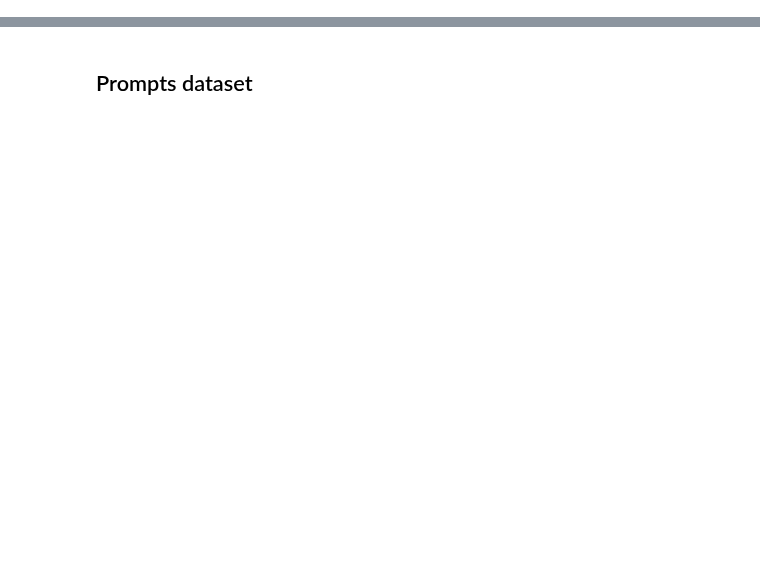
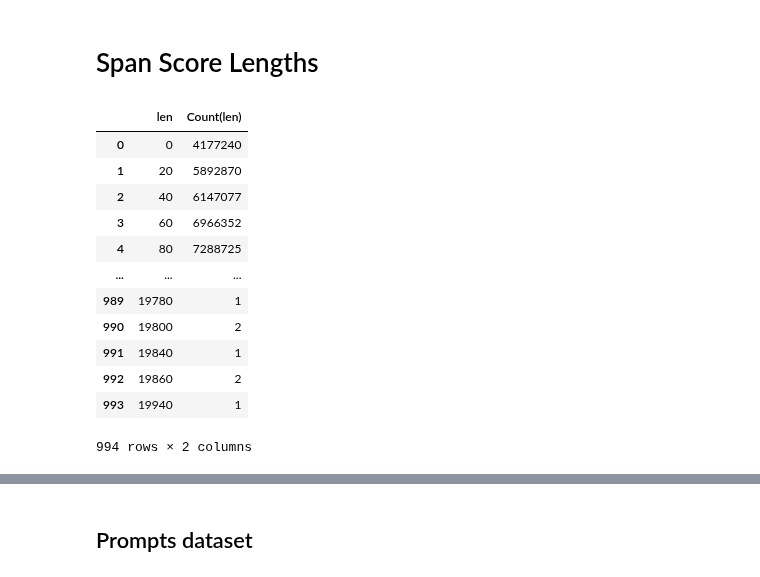
Before and after one commit to allenai/real-toxicity-prompts, a Jupyter notebook: notebooks/ngram_prompts.ipynb, the cells around one changed output, grey strips where cells are left out. Drawn from its saved outputs; the diff is of its cells as text; code cells hidden in the pictures; blank space fills up the shorter version.

```diff
--- a/notebooks/ngram_prompts.ipynb
+++ b/notebooks/ngram_prompts.ipynb
@@ -6,0 +9,2 @@ while Path.cwd().name != 'language-model-toxicity':
+# %% [markdown]
+# Span Score Lengths
@@ -6,0 +15,27 @@ while Path.cwd().name != 'language-model-toxicity':
+# %%
+query = """
+    WITH lens
+         AS (SELECT ( ( end - begin ) / 20 ) * 20 AS len
+             FROM   span_scores)
+    SELECT len,
+           Count(len)
+    FROM   lens
+    GROUP  BY len;
+    """
+
+dist = pd.read_sql(query, con=perspective_db_engine())
+dist
+# %% [output]
+|  | len | Count(len) |
+| 0 | 0 | 4177240 |
+| 1 | 20 | 5892870 |
+| 2 | 40 | 6147077 |
+| 3 | 60 | 6966352 |
+| 4 | 80 | 7288725 |
+| ... | ... | ... |
+| 989 | 19780 | 1 |
+| 990 | 19800 | 2 |
+| 991 | 19840 | 1 |
+| 992 | 19860 | 2 |
+| 993 | 19940 | 1 |
+994 rows × 2 columns
```
Also changed, not shown: parts of 5 cells of this notebook.
